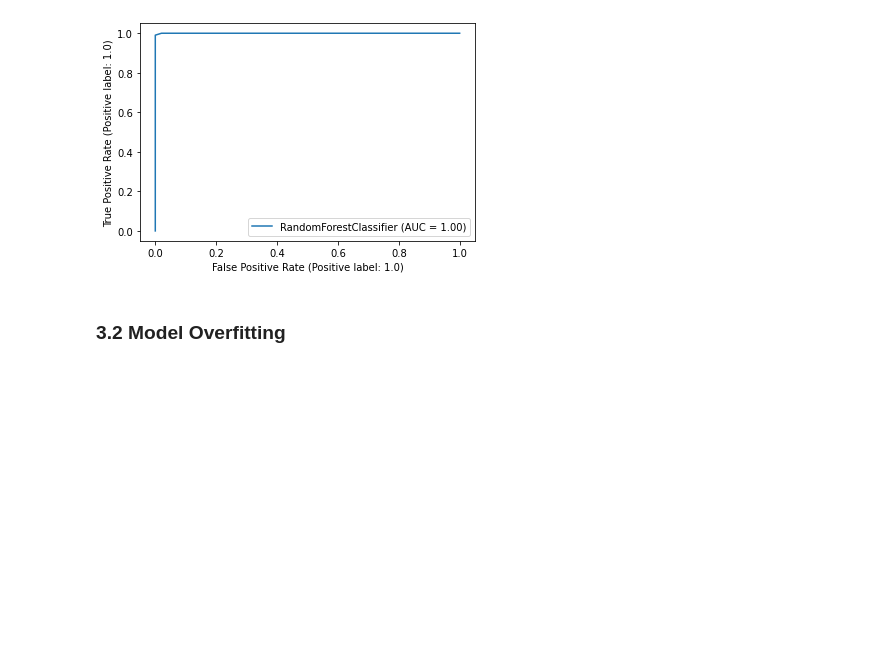
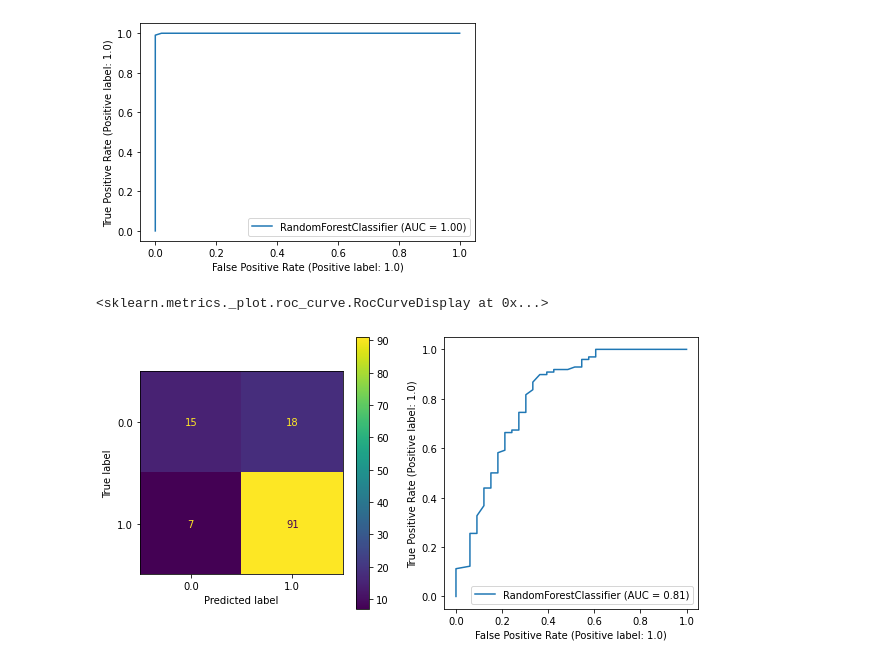
Before and after one commit to ersilia-os/event-fund-ai-drug-discovery, a Jupyter notebook: notebooks/session2.ipynb, the cells around one changed output. Saved outputs shown, nothing was run; the diff lists cells and outputs as text; code cells hidden in the pictures; blank space fills up the shorter version.

```diff
--- a/notebooks/session2.ipynb
+++ b/notebooks/session2.ipynb
@@ -256,5 +196,15 @@ plot_roc_curve(clf, X_train, Y_train)
 # %% [output]
 <sklearn.metrics._plot.roc_curve.RocCurveDisplay at 0x...>
 [figure]
-# %% [markdown]
-### 3.2 Model Overfitting
+# %%
+#And the performance on the test data
+
+import matplotlib.pyplot as plt
+
+
+fig, ax = plt.subplots(1,2, figsize=(10,5))
+cdm.from_estimator(clf, X_test, Y_test, ax=ax[0])
+rdc.from_estimator(clf, X_test, Y_test, ax = ax[1])
+# %% [output]
+<sklearn.metrics._plot.roc_curve.RocCurveDisplay at 0x...>
+[figure, added]
```
Also changed, not shown: parts of 14 cells of this notebook.
